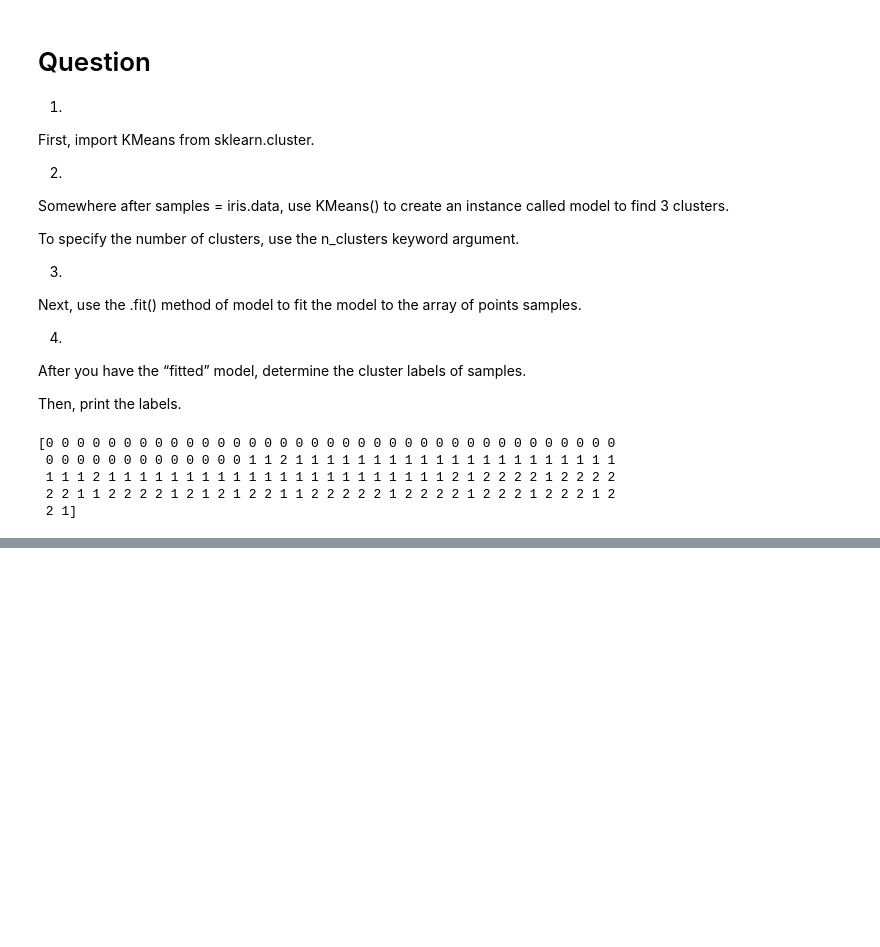
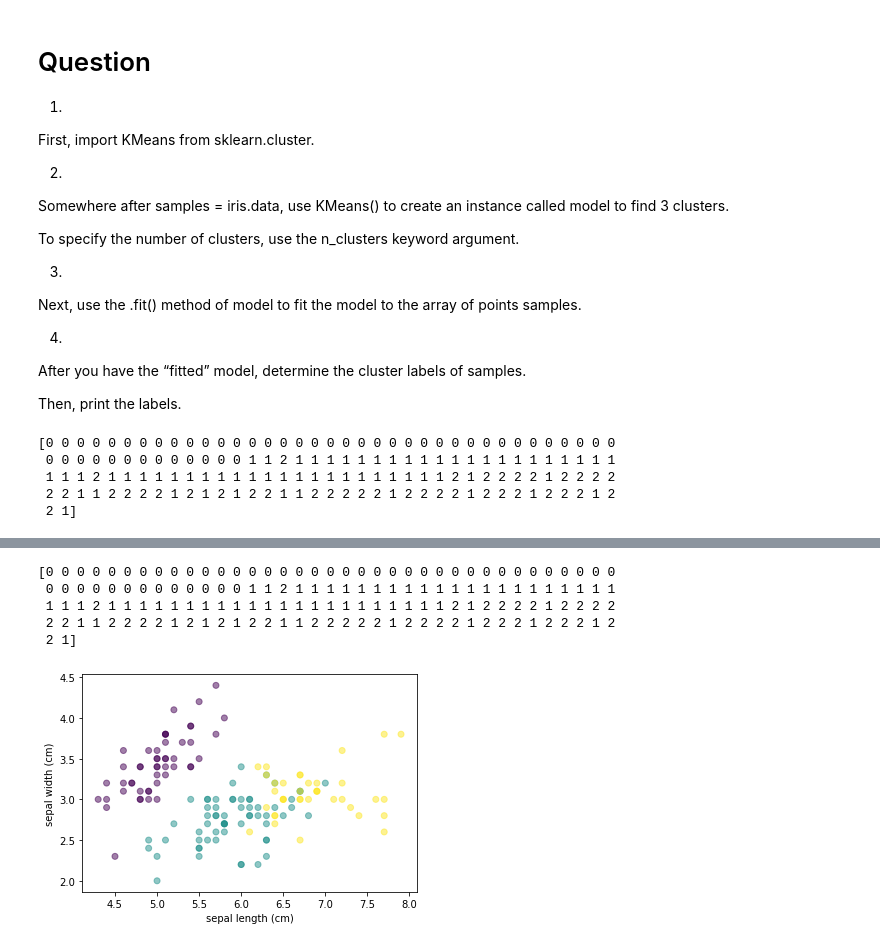
Before and after one commit to ifty500/Machine_Learning_Algorithms_Concepts_and_Implementation, a Jupyter notebook: k-means clustering/k-means clustering.ipynb, the cells around one changed output, grey strips where cells are left out. Saved outputs shown, nothing was run; the diff lists cells and outputs as text; code cells hidden in the pictures; blank space fills up the shorter version.

```diff
--- a/k-means clustering/k-means clustering.ipynb
+++ b/k-means clustering/k-means clustering.ipynb
@@ -824,0 +912,35 @@ print(labels)
+# %%
+
+import matplotlib.pyplot as plt
+from sklearn import datasets
+from sklearn.cluster import KMeans
+
+iris = datasets.load_iris()
+
+samples = iris.data
+
+model = KMeans(n_clusters=3)
+
+model.fit(samples)
+
+labels = model.predict(samples)
+
+print(labels)
+
+# Make a scatter plot of x and y and using labels to define the colors
+x =samples[:,0]
+y = samples[:,1]
+plt.scatter(x, y, c=labels, alpha=0.5)
+
+plt.xlabel('sepal length (cm)')
+plt.ylabel('sepal width (cm)')
+
+
+plt.show()
+# %% [output]
+[0 0 0 0 0 0 0 0 0 0 0 0 0 0 0 0 0 0 0 0 0 0 0 0 0 0 0 0 0 0 0 0 0 0 0 0 0
+ 0 0 0 0 0 0 0 0 0 0 0 0 0 1 1 2 1 1 1 1 1 1 1 1 1 1 1 1 1 1 1 1 1 1 1 1 1
+ 1 1 1 2 1 1 1 1 1 1 1 1 1 1 1 1 1 1 1 1 1 1 1 1 1 1 2 1 2 2 2 2 1 2 2 2 2
+ 2 2 1 1 2 2 2 2 1 2 1 2 1 2 2 1 1 2 2 2 2 2 1 2 2 2 2 1 2 2 2 1 2 2 2 1 2
+ 2 1]
+[figure, added]
```
Also changed, not shown: parts of 5 cells of this notebook.
